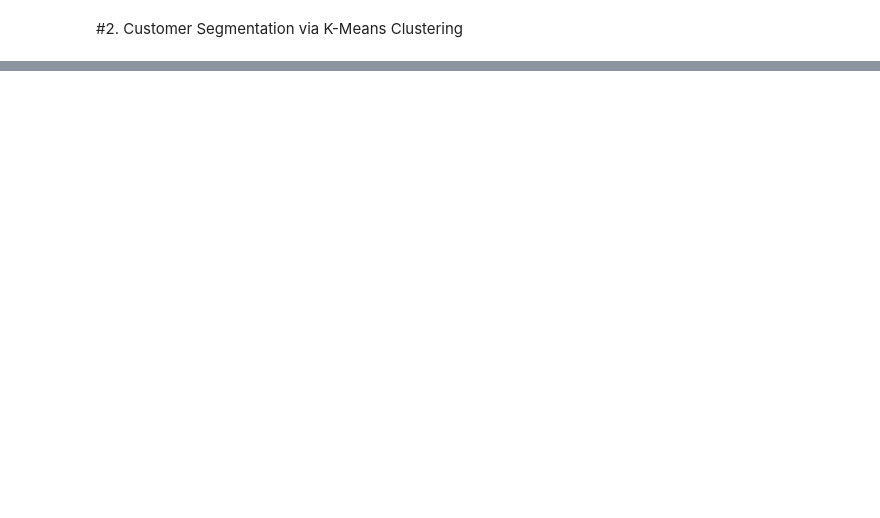
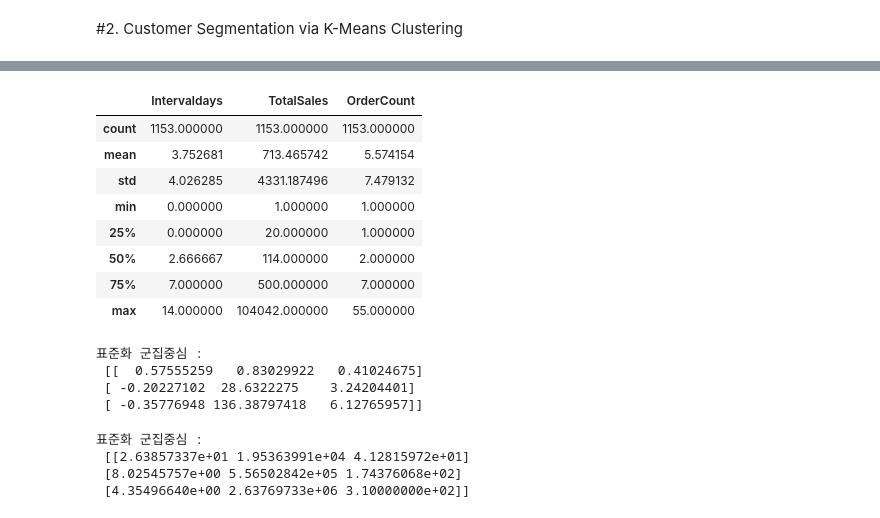
Before and after one commit to positivejmk/2021-2-practice, a Jupyter notebook: Kmeans_Clustering.ipynb, the cells around one changed output, grey strips where cells are left out. Cells and saved outputs as stored; diff of their text form; code cells hidden in the pictures; blank space fills up the shorter version.

```diff
--- a/Kmeans_Clustering.ipynb
+++ b/Kmeans_Clustering.ipynb
@@ -139,0 +289,3 @@ scaled_df.describe()
+# %%
+high_value_cluster = four_cluster_df.loc[four_cluster_df['Cluster'] == 2]
+high_value_cluster.head()
@@ -139,0 +300,12 @@ scaled_df.describe()
+# %%
+id_df.loc[high_value_cluster.index].describe()
+# %% [output]
+|  | Intervaldays | TotalSales | OrderCount |
+| count | 1153.000000 | 1153.000000 | 1153.000000 |
+| mean | 3.752681 | 713.465742 | 5.574154 |
+| std | 4.026285 | 4331.187496 | 7.479132 |
+| min | 0.000000 | 1.000000 | 1.000000 |
+| 25% | 0.000000 | 20.000000 | 1.000000 |
+| 50% | 2.666667 | 114.000000 | 2.000000 |
+| 75% | 7.000000 | 500.000000 | 7.000000 |
+| max | 14.000000 | 104042.000000 | 55.000000 |
@@ -139,0 +325,7 @@ scaled_df.describe()
+# %%
+print("표준화 군집중심 : \n", centroid)
+# %% [output]
+표준화 군집중심 :
+ [[  0.57555259   0.83029922   0.41024675]
+ [ -0.20227102  28.6322275    3.24204401]
+ [ -0.35776948 136.38797418   6.12765957]]
@@ -139,0 +335,8 @@ scaled_df.describe()
+# %%
+Original_centroid = robust_scaler.inverse_transform(centroid)
+print("표준화 군집중심 : \n", Original_centroid)
+# %% [output]
+표준화 군집중심 :
+ [[2.63857337e+01 1.95363991e+04 4.12815972e+01]
+ [8.02545757e+00 5.56502842e+05 1.74376068e+02]
+ [4.35496640e+00 2.63769733e+06 3.10000000e+02]]
```
Also changed, not shown: parts of 20 cells of this notebook.
